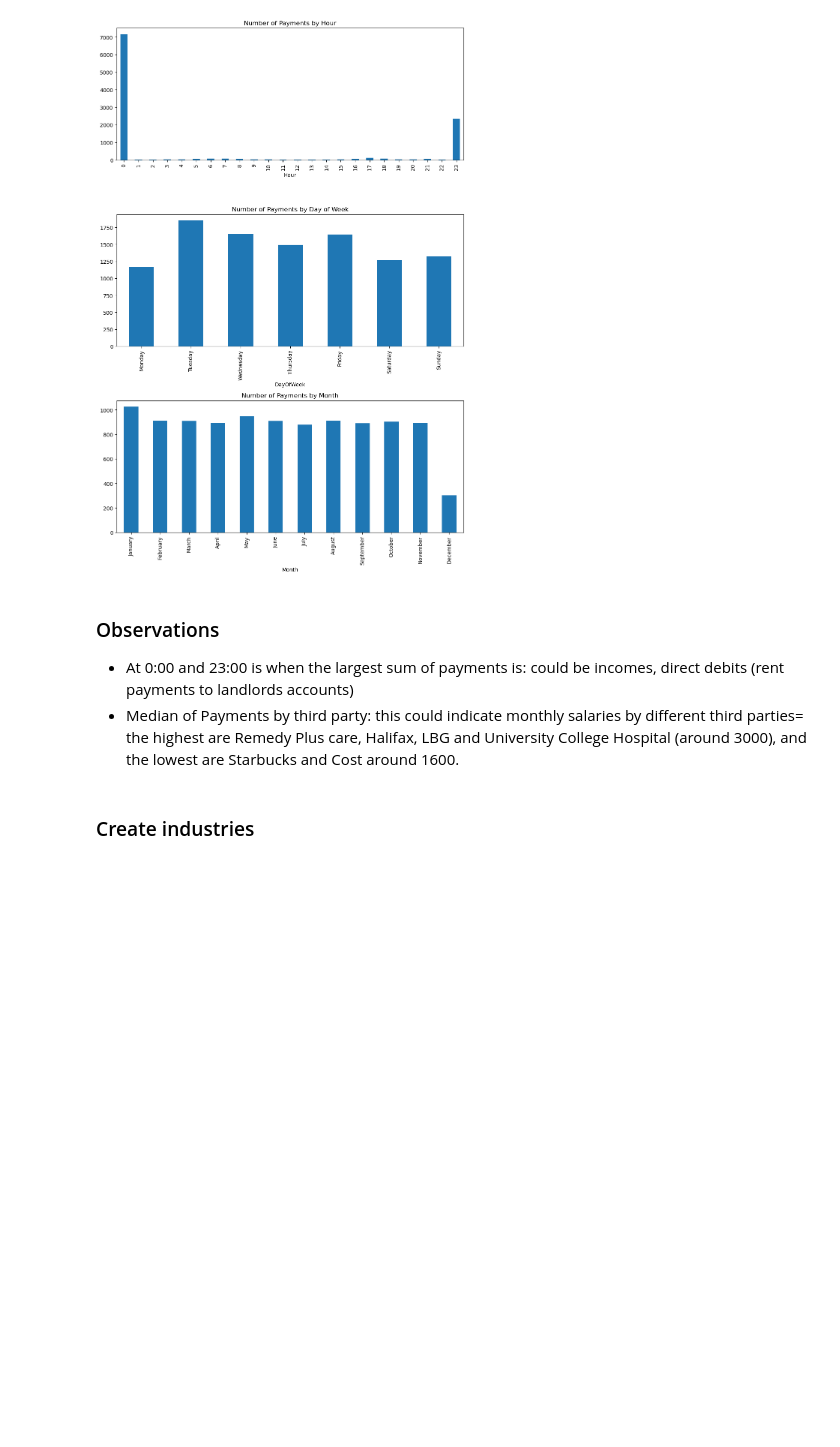
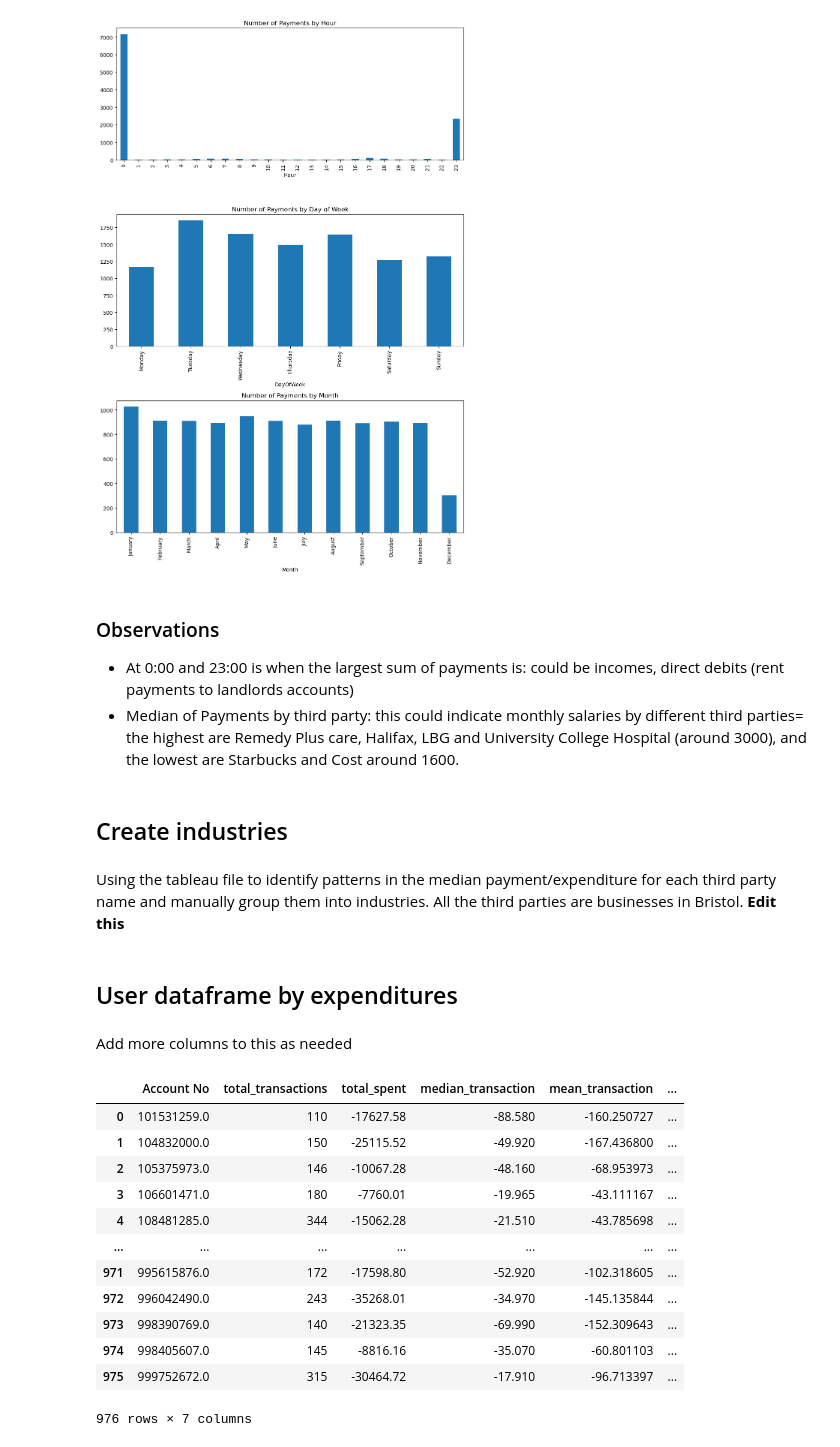
Before and after one commit to UoB-DSMP-2023-24/dsmp-2024-group27, a Jupyter notebook: Dataset2_EDA.ipynb, the cells around one changed output. Saved outputs shown, nothing was run; the diff lists cells and outputs as text; code cells hidden in the pictures; blank space fills up the shorter version.

```diff
--- a/Dataset2_EDA.ipynb
+++ b/Dataset2_EDA.ipynb
@@ -434,4 +434,6 @@ See the caveats in the documentation: https://pandas.pydata.org/pandas-docs/stab
 - At 0:00 and 23:00 is when the largest sum of payments is: could be incomes, direct debits (rent payments to landlords accounts)
 - Median of Payments by third party: this could indicate monthly salaries by different third parties= the highest are Remedy Plus care, Halifax, LBG and University College Hospital (around 3000), and the lowest are Starbucks and Cost around 1600.
 # %% [markdown]
-### Create industries
+## Create industries
+# %% [markdown]
+Using the tableau file to identify patterns in the median payment/expenditure for each third party name and manually group them into industries. All the third parties are businesses in Bristol. **Edit this**
@@ -437,0 +457,30 @@ See the caveats in the documentation: https://pandas.pydata.org/pandas-docs/stab
+# %% [markdown]
+## User dataframe by expenditures
+# %% [markdown]
+Add more columns to this as needed
+# %%
+# Grouping by 'Account No' to get the aggregated data for each user
+expenditures_by_users = expenditures_df.groupby('Account No').agg(
+    total_transactions=('Amount', 'count'),
+    total_spent=('Amount', 'sum'),
+    median_transaction=('Amount', 'median'),
+    mean_transaction=('Amount', 'mean'),
+    business_interactions=('Third Party Name', lambda x: list(x.dropna().unique())),
+    user_interactions=('Third Party Account No', lambda x: list(x.dropna().unique()))
+).reset_index()
+
+expenditures_by_users
+# %% [output]
+|  | Account No | total_transactions | total_spent | median_transaction | mean_transaction | ... |
+| 0 | 101531259.0 | 110 | -17627.58 | -88.580 | -160.250727 | ... |
+| 1 | 104832000.0 | 150 | -25115.52 | -49.920 | -167.436800 | ... |
+| 2 | 105375973.0 | 146 | -10067.28 | -48.160 | -68.953973 | ... |
+| 3 | 106601471.0 | 180 | -7760.01 | -19.965 | -43.111167 | ... |
+| 4 | 108481285.0 | 344 | -15062.28 | -21.510 | -43.785698 | ... |
+| ... | ... | ... | ... | ... | ... | ... |
+| 971 | 995615876.0 | 172 | -17598.80 | -52.920 | -102.318605 | ... |
+| 972 | 996042490.0 | 243 | -35268.01 | -34.970 | -145.135844 | ... |
+| 973 | 998390769.0 | 140 | -21323.35 | -69.990 | -152.309643 | ... |
+| 974 | 998405607.0 | 145 | -8816.16 | -35.070 | -60.801103 | ... |
+| 975 | 999752672.0 | 315 | -30464.72 | -17.910 | -96.713397 | ... |
+976 rows × 7 columns
```
Also changed, not shown: parts of 4 cells of this notebook.
